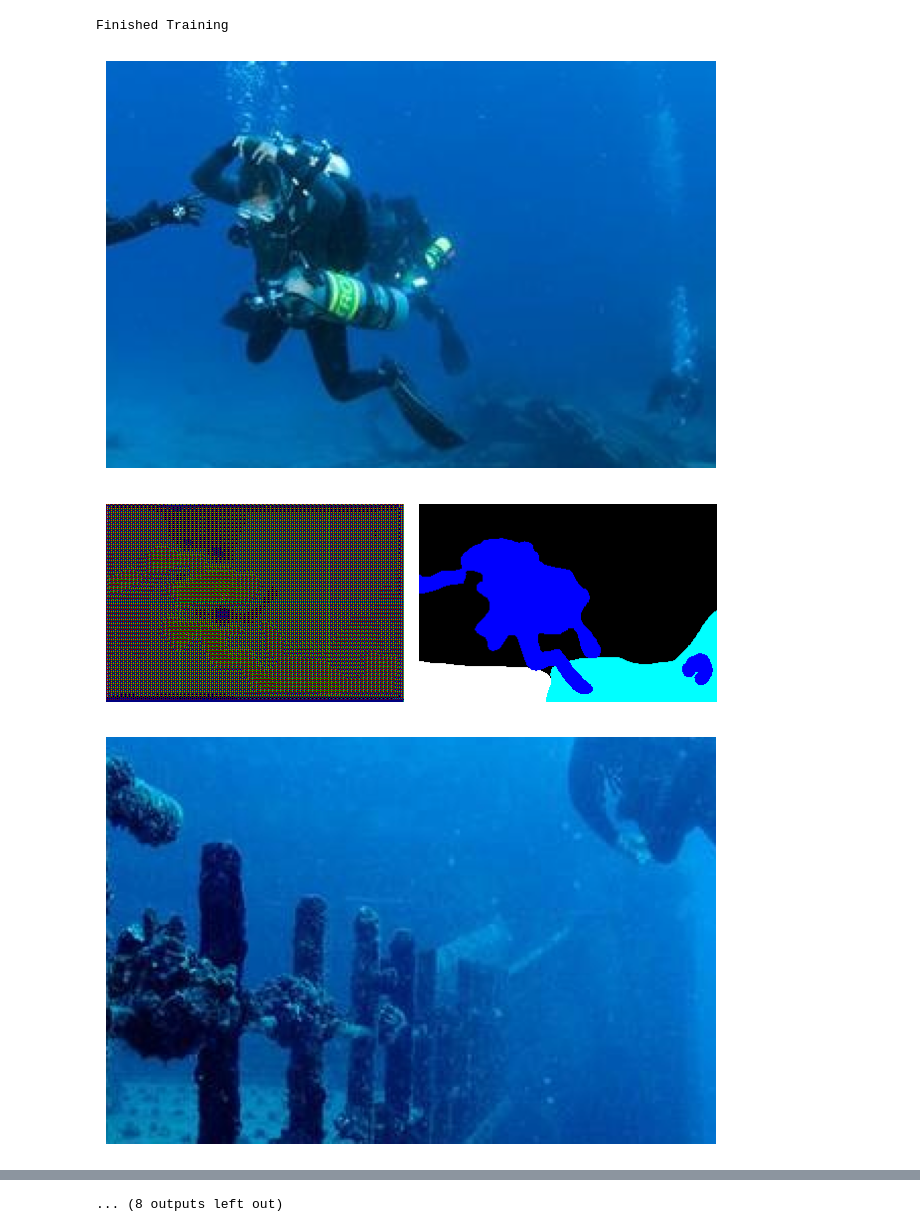
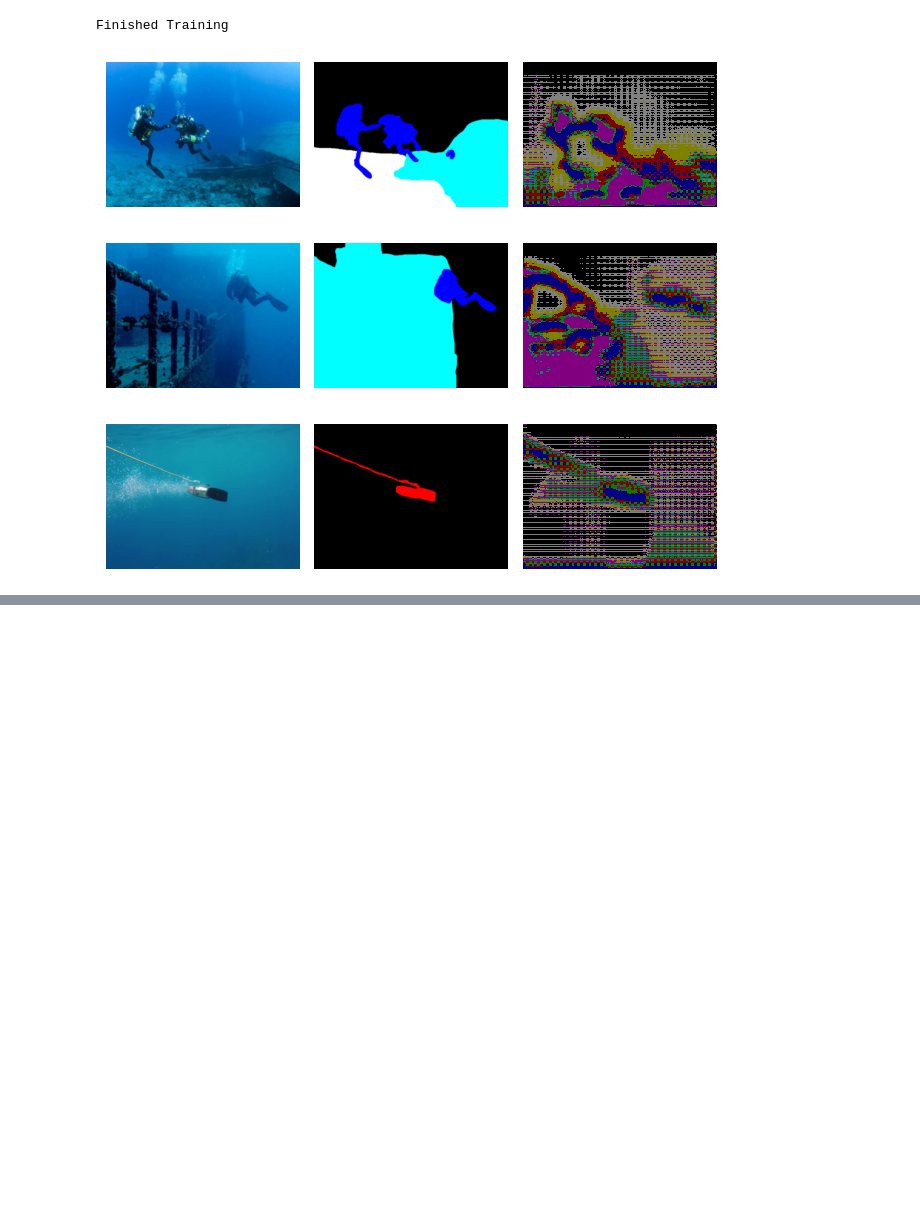
Before and after one commit to delimarr/bveri_miniprojekt, a Jupyter notebook: data_exploration.ipynb, the cells around one changed output, grey strips where cells are left out. Saved outputs shown, nothing was run; the diff lists cells and outputs as text; code cells hidden in the pictures; blank space fills up the shorter version.

```diff
--- a/data_exploration.ipynb
+++ b/data_exploration.ipynb
@@ -34,0 +28,8 @@ classes = [
+# %%
+sizes = []
+for img_path in TRAIN_PATH.glob("./images/*.jpg"):
+    img = Image.open(str(img_path.absolute()))
+    arr = np.array(img)
+    w, h, _ = arr.shape
+    sizes.append([w, h])
+print(np.unique(sizes, axis=0))
@@ -35,5 +50,12 @@ classes = [
 # %%
-data = UIMDataset(path, classes)
+data = UIMDataset(
+    TRAIN_PATH,
+    CLASSES,
+    SHAPE,
+    resize_transf,
+    resize_transf
+)
+
 img, mask, label = data[0]
 ts.show([img, label])
 plt.show()
@@ -71,7 +93,7 @@ encoder_decoder = EncoderDecoder(
     num_output_channels=num_classes
 )
 
-pred = encoder_decoder(img)
+pred = encoder_decoder(img.to('cuda'))
 assert num_classes == pred.shape[0]
 assert img.shape[1] == pred.shape[1]
 assert img.shape[2] == pred.shape[2]
@@ -93,3 +100,20 @@ ds = UIMDataset(path, classes, transform=transf, transform_labels=transf_labels)
+# %%
+batch_size = 64
+
+ds = UIMDataset(
+    TRAIN_PATH,
+    CLASSES,
+    SHAPE,
+    resize_normalize_transf,
+    resize_transf
+)
+
+ds_loader = DataLoader(
+    ds,
+    batch_size=batch_size,
+    shuffle=True,
+    num_workers=1,
+)
 # %%
 import torch.optim as optim
 
@@ -141,14 +177,15 @@ print('Finished Training')
 # %% [output]
 Finished Training
 # %%
+from underwater_imagery.data.transf import pred_to_label
 for i in range(10):
     images, _, label_images = ds[i]
-    logits = encoder_decoder(images)
-    ts.show(images)
+    logits = encoder_decoder(images.to('cuda'))
     probs = F.softmax(logits, dim=1)
     pred = probs.argmax(dim=(0), keepdim=True)
-    ts.show([pred, label_images])
+    pred_label = pred_to_label(pred)
+    ts.show([images, label_images, pred])
 # %% [output]
-[figure, old version]
+[figure, new version]
-[figure, old version]
+[figure, new version]
-[figure, old version]
+[figure, new version]
@@ -164 +198,0 @@ for i in range(10):
-... (8 outputs left out)
```
Also changed, not shown: parts of 7 cells of this notebook, 26 other files.
